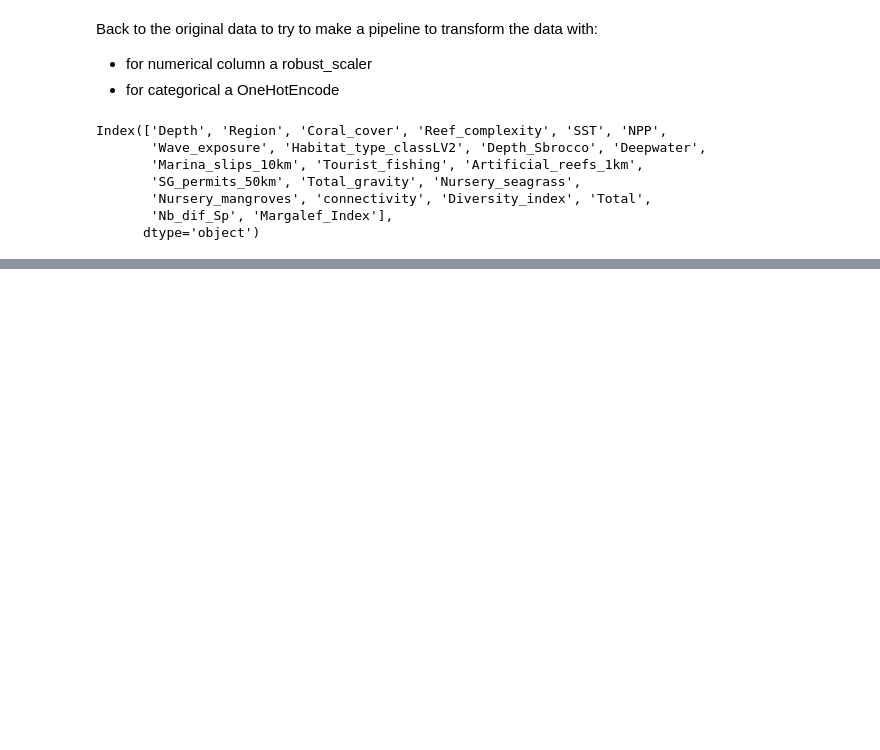
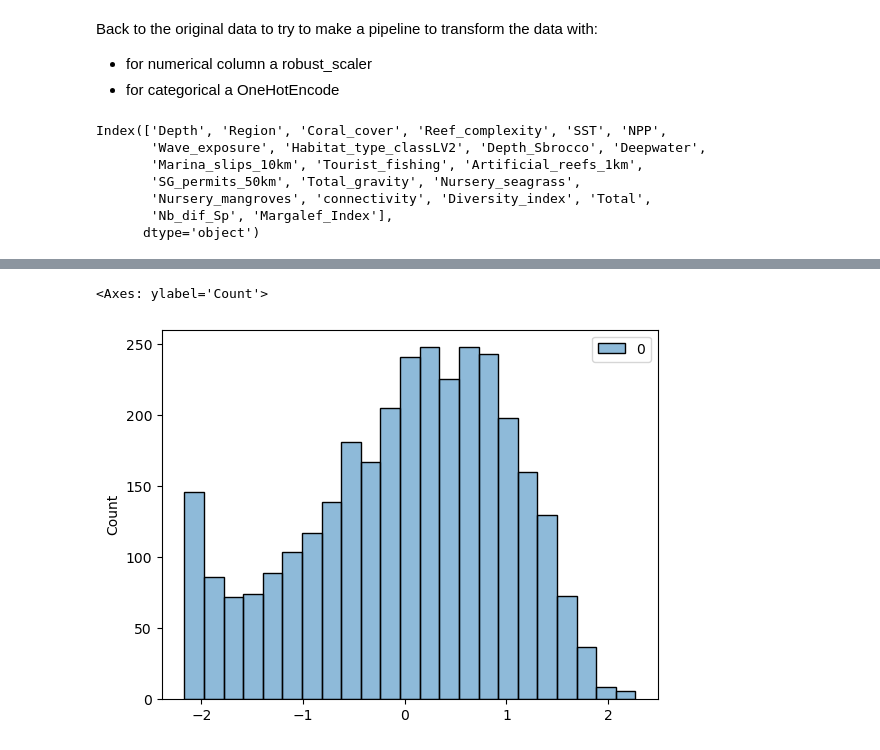
Before and after one commit to susmitha-ann/CoralReefFishSpeciesAssessment, a Jupyter notebook: ML_originaldata_createdfeat.ipynb, the cells around one changed output, grey strips where cells are left out. Cells and saved outputs as stored; diff of their text form; code cells hidden in the pictures; blank space fills up the shorter version.

```diff
--- a/ML_originaldata_createdfeat.ipynb
+++ b/ML_originaldata_createdfeat.ipynb
@@ -947,0 +970,6 @@ array([[-1.31048159],
+# %%
+#After PowerTransform
+sns.histplot(scaled_labels_pt)
+# %% [output]
+<Axes: ylabel='Count'>
+[figure, added]
```
Also changed, not shown: parts of 35 cells of this notebook.
